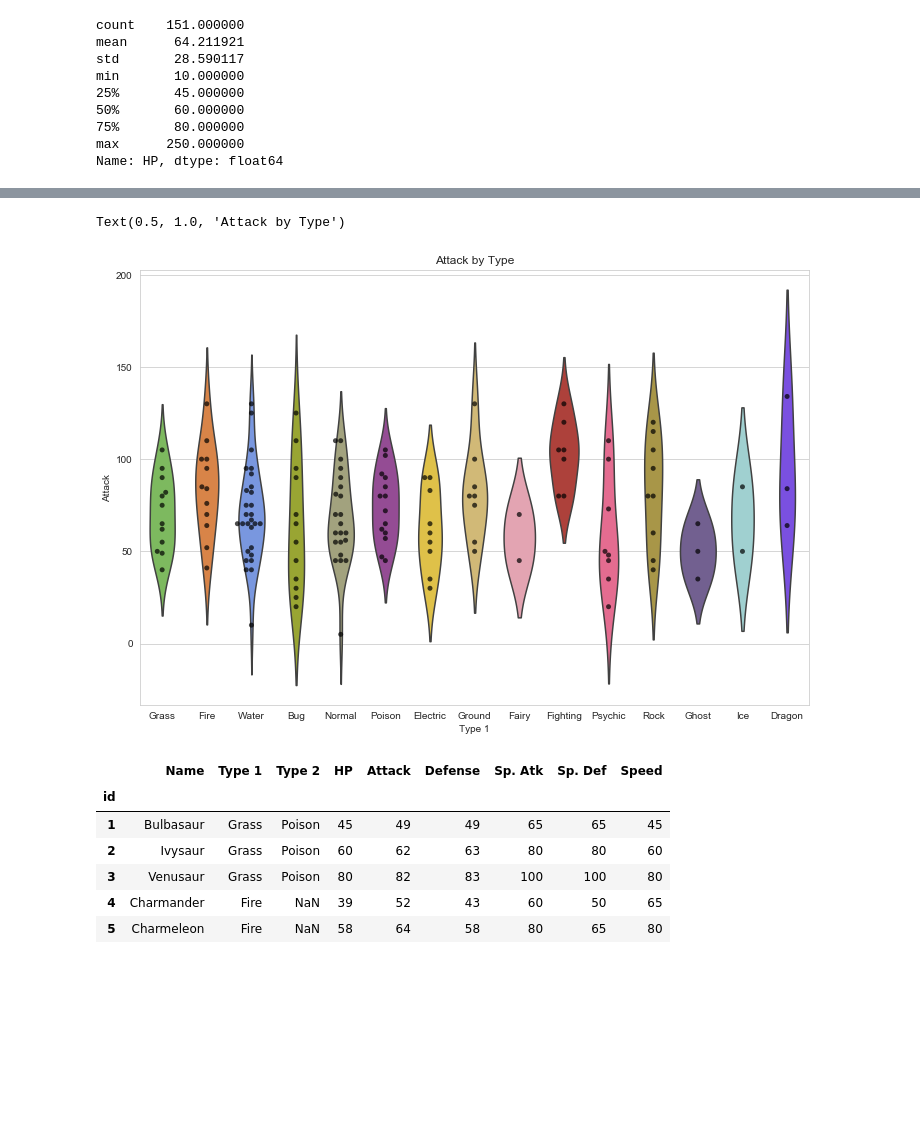
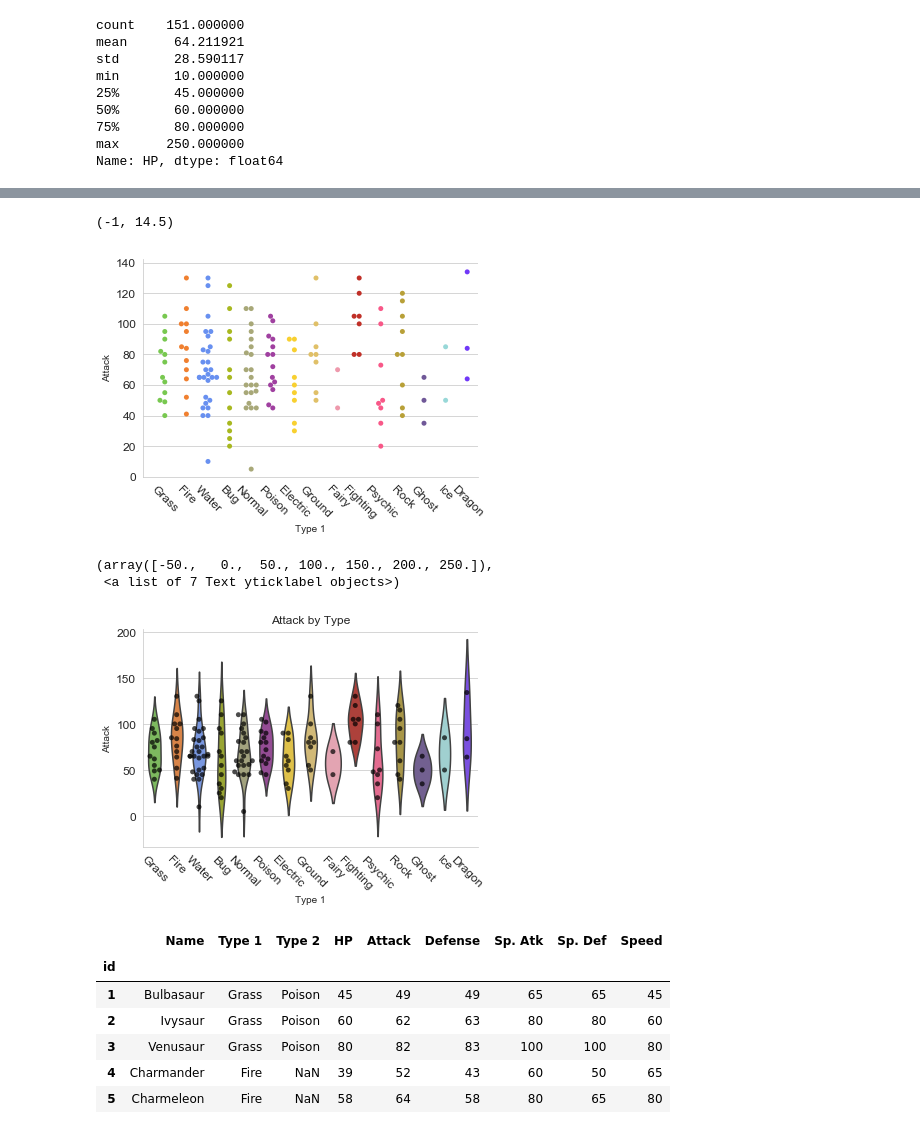
Before and after one commit to csaratchandra/visualisation, a Jupyter notebook: seaborn_visuals/python_seaborn_visuals.ipynb, the cells around one changed output, grey strips where cells are left out. Cells and saved outputs as stored; diff of their text form; code cells hidden in the pictures; blank space fills up the shorter version.

```diff
--- a/seaborn_visuals/python_seaborn_visuals.ipynb
+++ b/seaborn_visuals/python_seaborn_visuals.ipynb
@@ -81,5 +91,9 @@ sns.lmplot(x='Attack', y='Defense', data=df,
 # %%
 # Customizing with Matplotlib.
+
+# Setting styles
+sns.set_style("white")  # seaborn themes: darkgrid, whitegrid, dark, white, and ticks
+
 
 # Plot using Seaborn
 sns.lmplot(x='Attack', y='Defense', data=df,
@@ -106,5 +120,20 @@ df.head(3)
 # Box plot is used to give visuals about where 50% of the data lies, but also
 # Minimum, First Quartile, Median (Second Quartile), Third Quartile and Maximum
 
+# Setting styles
+sns.set_style("whitegrid")  # seaborn themes: darkgrid, whitegrid, dark, white, and ticks
+
 sns.boxplot(data=df)
+
+# Remove the plot frame lines.
+# sns.despine()
+
+# Even better, offsetting the spines away from the data
+# sns.despine(offset=10, trim=True);
+
+# Even better, offsetting the spines away from the data and removing left frame line.
+sns.despine(offset=10, trim=True, left=True);
+
+# control x and y limits
+# ax.set(ylim=(-20, 700), xlim=(-0.7,None))
 # %% [output]
@@ -195,24 +266,75 @@ sns.swarmplot(x='Type 1', y='Attack', data=df,
+# %%
+# Setting styles
+sns.set_style("whitegrid")  # seaborn themes: darkgrid, whitegrid, dark, white, and ticks
+
+# Swarm plot, using points to visualise
+sns.swarmplot(x='Type 1', y='Attack', data=df,
+               palette=pkmn_type_colors) # Set color palette
+
+
+# Remove the plot frame lines.
+sns.despine()
+
+# Even better, offsetting the spines away from the data
+# sns.despine(offset=10, trim=True);
+
+# Even better, offsetting the spines away from the data and removing left frame line.
+# sns.despine(offset=10, trim=True, left=True);
+
+
+# X & Y axis labels: rotating and changing font size
+plt.xticks(rotation=-45, fontsize=12)
+plt.yticks(fontsize=12)
+
+# Tweak using Matplotlib, setting axis limits.
+plt.ylim(0, None)
+plt.xlim(-1, None)
+# %% [output]
+(-1, 14.5)
+[figure, added]
 # %%
+# Setting styles
+sns.set_style("whitegrid")  # seaborn themes: darkgrid, whitegrid, dark, white, and ticks
+
 # overlaying plots
-
 sns.violinplot(
     x='Type 1',
     y='Attack',
     data=df,
     inner=None, # Remove the bars inside the violins
     palette=pkmn_type_colors) # Set color palette
 
 sns.swarmplot(
     x='Type 1',
     y='Attack',
     data=df,
     color='k', # Make points black
     alpha=0.7) # and slightly transparent
 
 plt.title("Attack by Type")
+
+
+# Remove the plot frame lines.
+sns.despine()
+
+# Even better, offsetting the spines away from the data
+# sns.despine(offset=10, trim=True);
+
+# Even better, offsetting the spines away from the data and removing left frame line.
+# sns.despine(offset=10, trim=True, left=True);
+
+
+# X & Y axis labels: rotating and changing font size
+plt.xticks(rotation=-45, fontsize=12)
+plt.yticks(fontsize=12)
+
+# Tweak using Matplotlib, setting axis limits.
+#plt.ylim(0, None)
+#plt.xlim(-1, None)
 # %% [output]
-Text(0.5, 1.0, 'Attack by Type')
+(array([-50.,   0.,  50., 100., 150., 200., 250.]),
+ <a list of 7 Text yticklabel objects>)
-[figure, old version]
+[figure, new version]
 # %%
 # Putting all the stats together using pandas
 stats_df.head()
```
Also changed, not shown: parts of 21 cells of this notebook, 3 other files.
